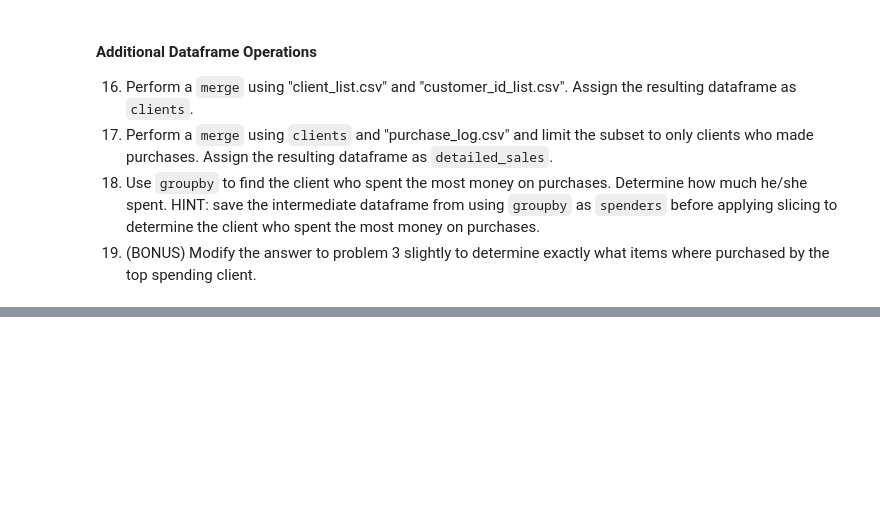
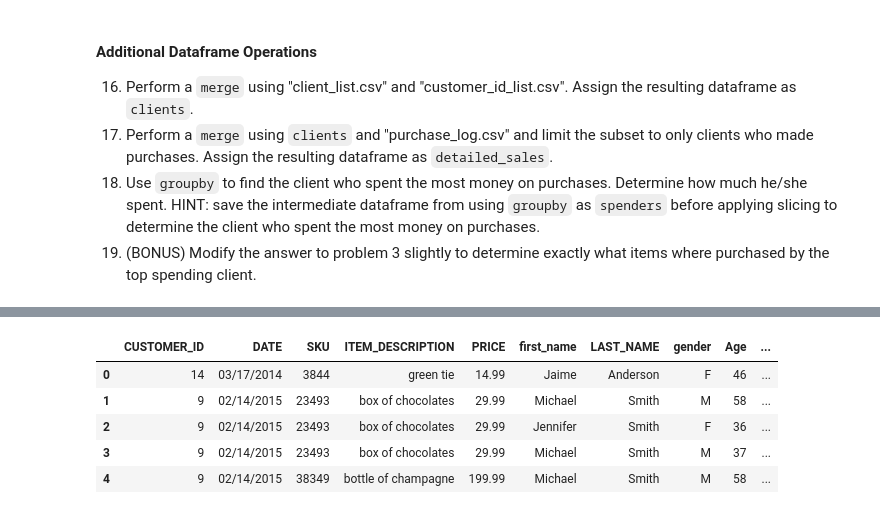
Before and after one commit to suheda1ben/Data-Analysis-with-Pandas, a Jupyter notebook: Data Analysis with Pandas.ipynb, the cells around one changed output, grey strips where cells are left out. Saved outputs shown, nothing was run; the diff lists cells and outputs as text; code cells hidden in the pictures; blank space fills up the shorter version.

```diff
--- a/Data Analysis with Pandas.ipynb
+++ b/Data Analysis with Pandas.ipynb
@@ -182,0 +266,11 @@ clients
+# %%
+detailed_sales=pd.merge(df5,clients)
+# %%
+detailed_sales.head()
+# %% [output]
+|  | CUSTOMER_ID | DATE | SKU | ITEM_DESCRIPTION | PRICE | first_name | LAST_NAME | gender | Age | ... |
+| 0 | 14 | 03/17/2014 | 3844 | green tie | 14.99 | Jaime | Anderson | F | 46 | ... |
+| 1 | 9 | 02/14/2015 | 23493 | box of chocolates | 29.99 | Michael | Smith | M | 58 | ... |
+| 2 | 9 | 02/14/2015 | 23493 | box of chocolates | 29.99 | Jennifer | Smith | F | 36 | ... |
+| 3 | 9 | 02/14/2015 | 23493 | box of chocolates | 29.99 | Michael | Smith | M | 37 | ... |
+| 4 | 9 | 02/14/2015 | 38349 | bottle of champagne | 199.99 | Michael | Smith | M | 58 | ... |
```
Also changed, not shown: parts of 16 cells of this notebook, 2 other files.
